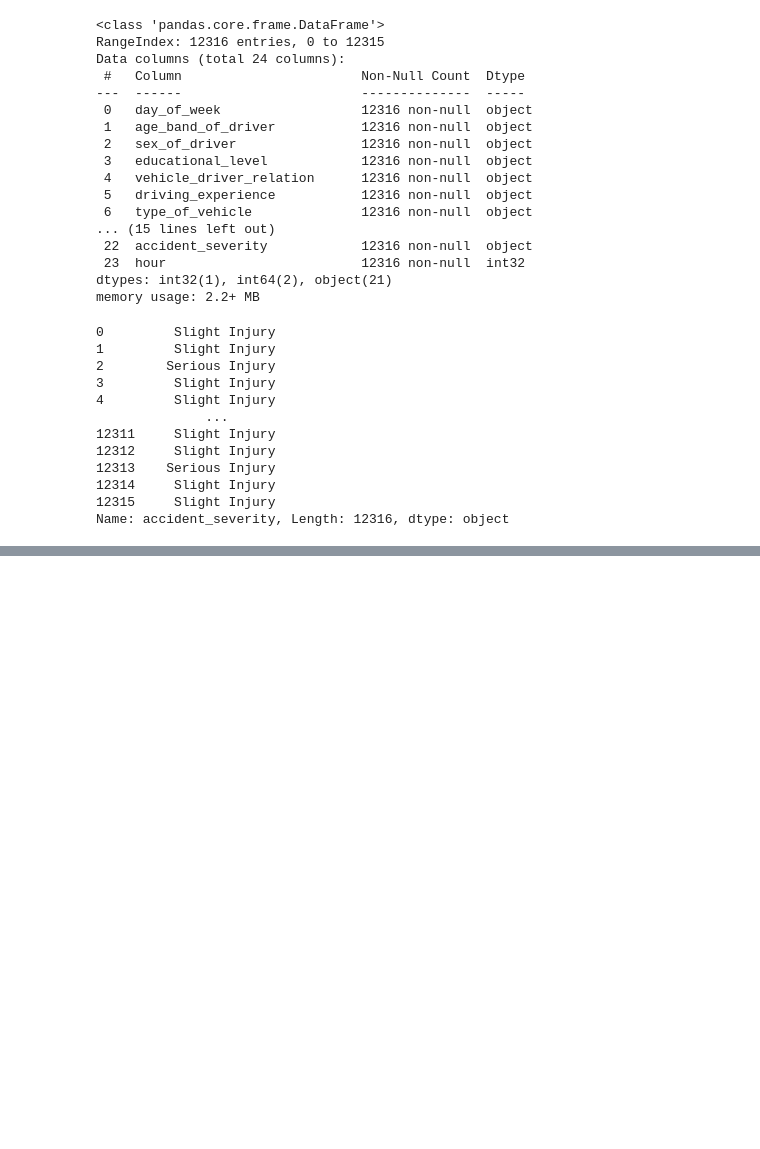
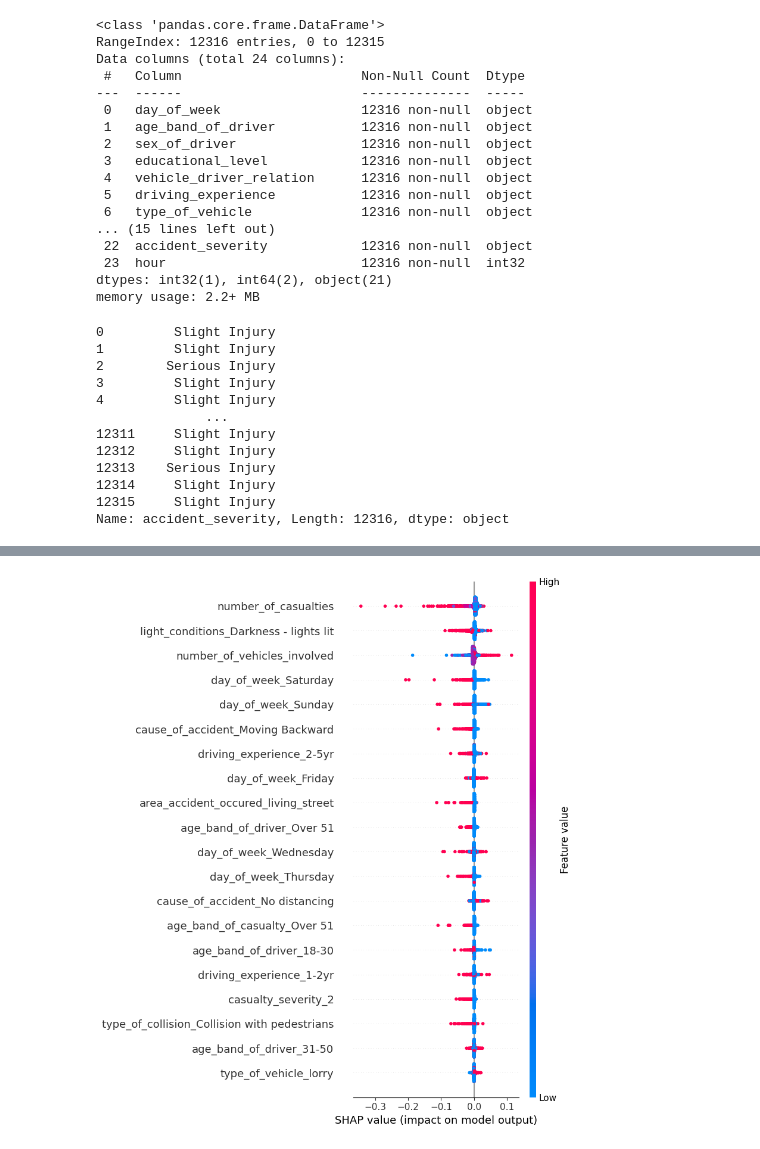
Before and after one commit to Jett-Tan/Traffic-Predictor, a Jupyter notebook: scripts/exploration_rta_dataset_JF.ipynb, the cells around one changed output, grey strips where cells are left out. Cells and saved outputs as stored; diff of their text form; code cells hidden in the pictures; blank space fills up the shorter version.

```diff
--- a/scripts/exploration_rta_dataset_JF.ipynb
+++ b/scripts/exploration_rta_dataset_JF.ipynb
@@ -809,11 +775,0 @@ After SMOTE:  Counter({0: 8331, 1: 8331, 2: 8331})
-# %%
-model = RandomForestClassifier(n_estimators=100, random_state=42)
-model.fit(X_train_resampled, y_train_resampled)
-
-# Evaluate Model Performance
-from sklearn.metrics import classification_report, confusion_matrix
-
-y_pred = model.predict(X_test)
-
-print("Classification Report:\n", classification_report(y_test, y_pred))
-print("Confusion Matrix:\n", confusion_matrix(y_test, y_pred))
@@ -908,0 +776,17 @@ weighted avg       0.76      0.49      0.57      2464
+# %%
+# add peak column
+def get_peak(hour, day_of_week):
+    if day_of_week in ["Saturday", "Sunday"]:
+        return 'peak' if 7 <= hour < 15 else "off_peak"
+    else:
+        return "peak" if 7 <= hour < 19 else "off_peak"
+for row in df_cleaned.itertuples():
+    df_cleaned.at[row.Index, "peak_hour"] = get_peak(row.hour, row.day_of_week)
+# %%
+# 9. transform 'accident_severity' # target
+severity_weights = {
+    'Slight Injury': 1,
+    'Serious Injury': 1.1,
+    'Fatal Injury': 1.2
+}
+df_cleaned['severity_score'] = df_cleaned['accident_severity'].map(severity_weights)
@@ -990,0 +945,15 @@ KeyError: 'day_of_week'
+# %%
+
+importances = best_model.feature_importances_
+from sklearn.inspection import permutation_importance
+result = permutation_importance(best_model, X_test, y_test, n_repeats=10)
+import seaborn as sns
+corr = X.corrwith(y)
+sns.heatmap(corr.to_frame(), annot=True)
+
+import shap
+explainer = shap.TreeExplainer(best_model)
+shap_values = explainer.shap_values(X_test)
+shap.summary_plot(shap_values, X_test)
+# %% [output]
+[figure, added]
```
Also changed, not shown: parts of 15 cells of this notebook, 9 other files.
